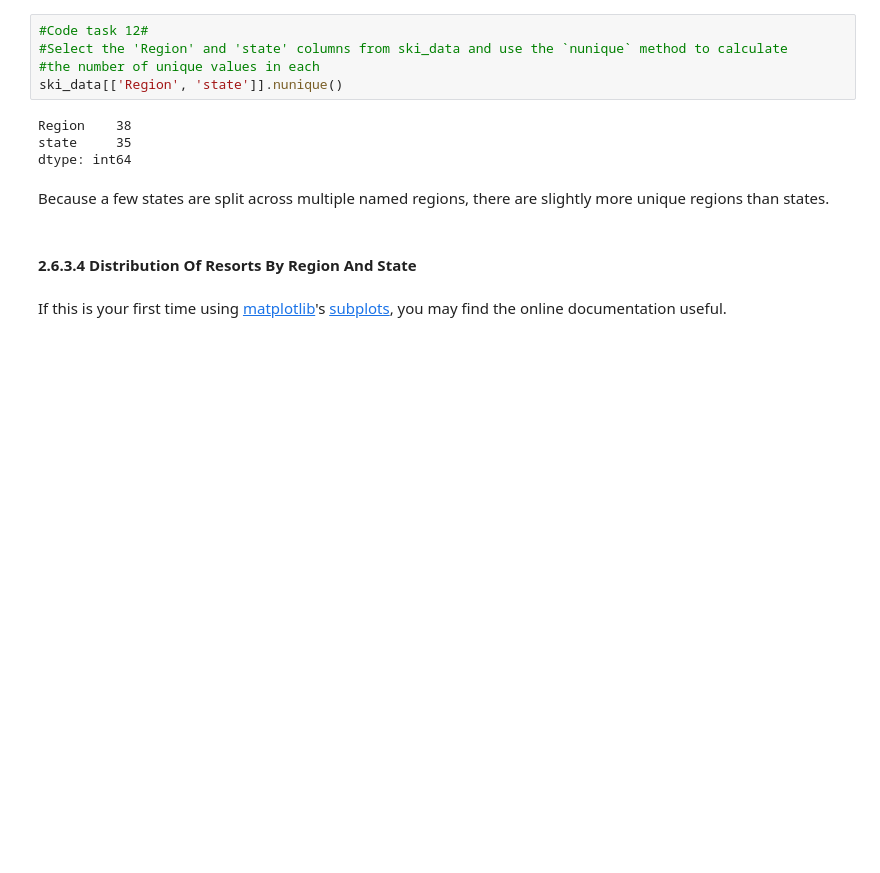
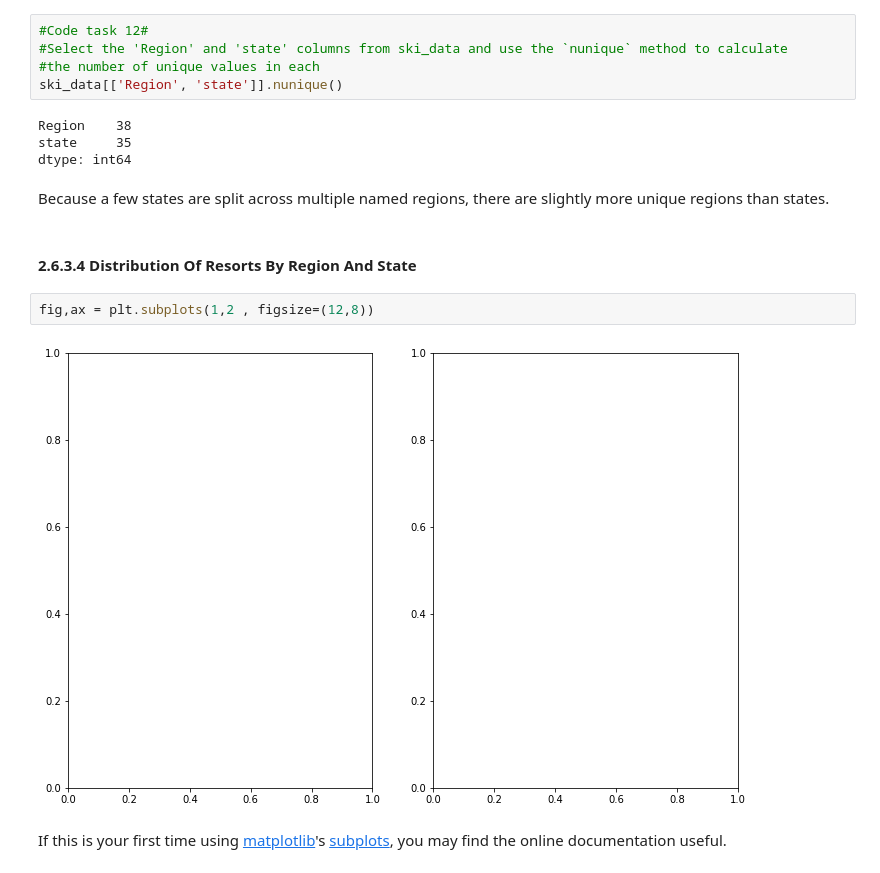
Before and after one commit to AdithyaBhushana/DataScienceGuidedCapstone-1, a Jupyter notebook: Step Two - Data Wrangling/02_data_wrangling.ipynb, the cells around one changed output. Drawn from its saved outputs; the diff is of its cells as text; blank space fills up the shorter version.

```diff
--- a/Step Two - Data Wrangling/02_data_wrangling.ipynb
+++ b/Step Two - Data Wrangling/02_data_wrangling.ipynb
@@ -340,6 +382,10 @@ dtype: int64
 Because a few states are split across multiple named regions, there are slightly more unique regions than states.
 # %% [markdown]
 #### 2.6.3.4 Distribution Of Resorts By Region And State<a id='2.6.3.4_Distribution_Of_Resorts_By_Region_And_State'></a>
+# %%
+fig,ax = plt.subplots(1,2 , figsize=(12,8))
+# %% [output]
+[figure, added]
 # %% [markdown]
 If this is your first time using [matplotlib](https://matplotlib.org/3.2.2/index.html)'s [subplots](https://matplotlib.org/3.2.2/api/_as_gen/matplotlib.pyplot.subplots.html), you may find the online documentation useful.
 # %%
```
Also changed, not shown: parts of 15 cells of this notebook, 1 other file.
